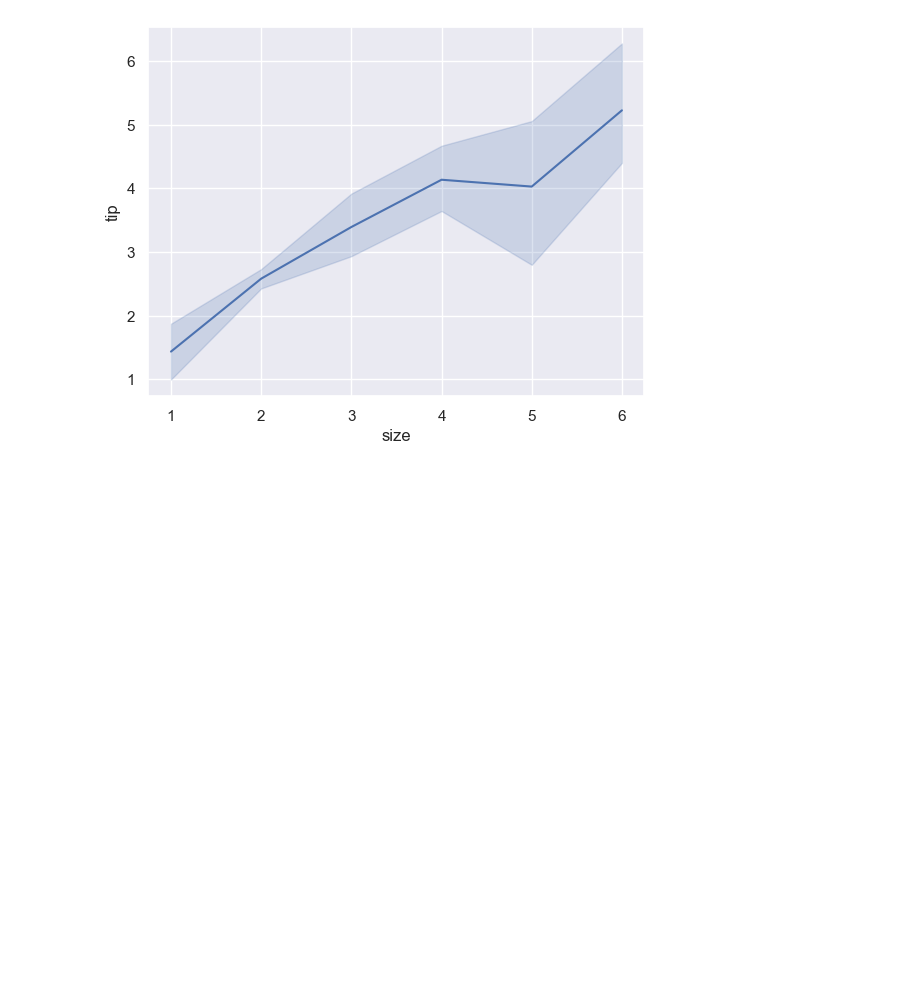
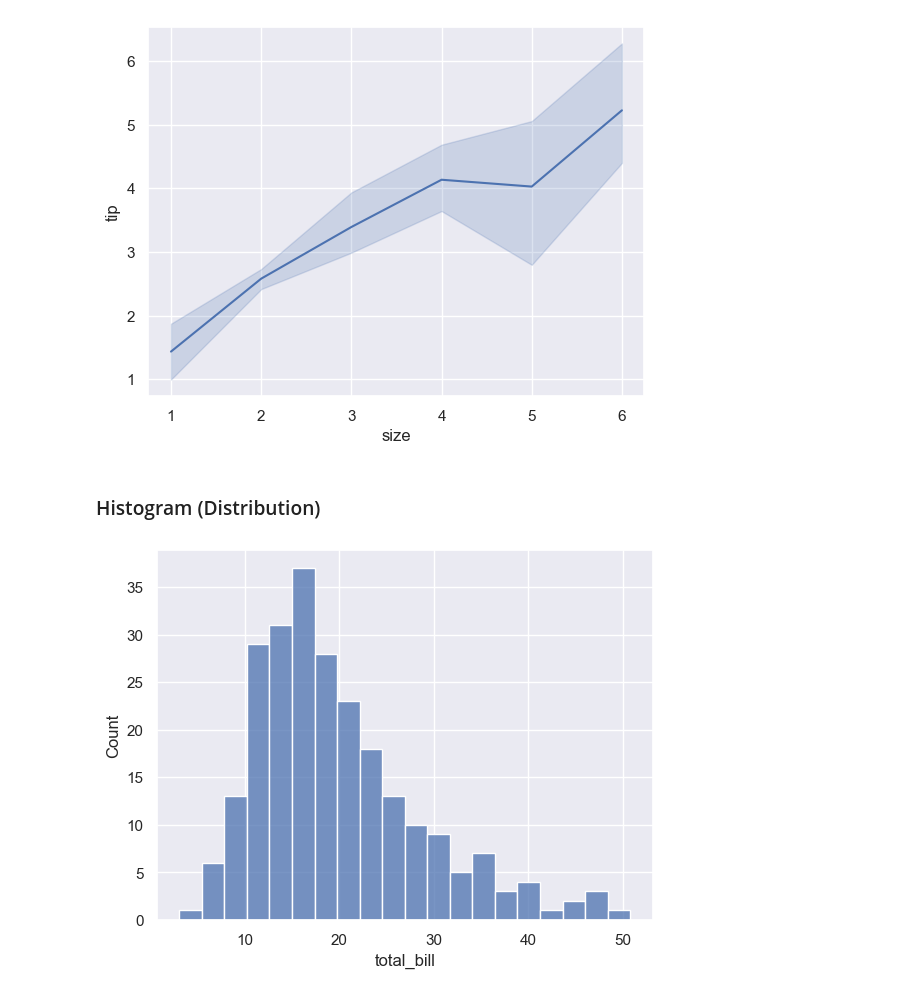
Before and after one commit to singamravibabu/batch23, a Jupyter notebook: Visualization 2.ipynb, the cells around one changed output. Cells and saved outputs as stored; diff of their text form; code cells hidden in the pictures; blank space fills up the shorter version.

Commit message:
Visualization 3

```diff
--- a/Visualization 2.ipynb
+++ b/Visualization 2.ipynb
@@ -45,3 +45,14 @@ sns.lineplot(data=df, x="size", y="tip")
 plt.show()
 # %% [output]
 [figure]
+# %% [markdown]
+### Histogram (Distribution)
+# %%
+sns.histplot(
+    data=df,
+    x="total_bill",
+    bins=20
+    )
+plt.show()
+# %% [output]
+[figure, added]
```
Also changed, not shown: parts of 21 cells of this notebook.
